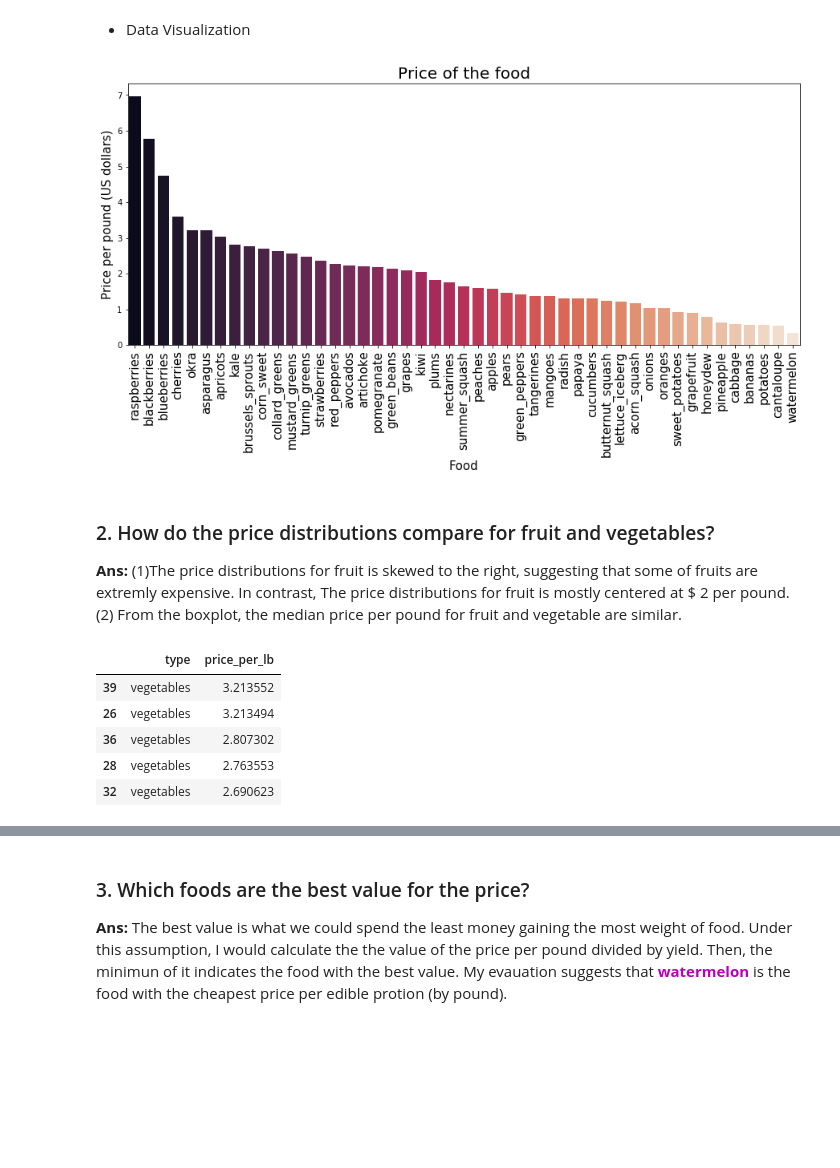
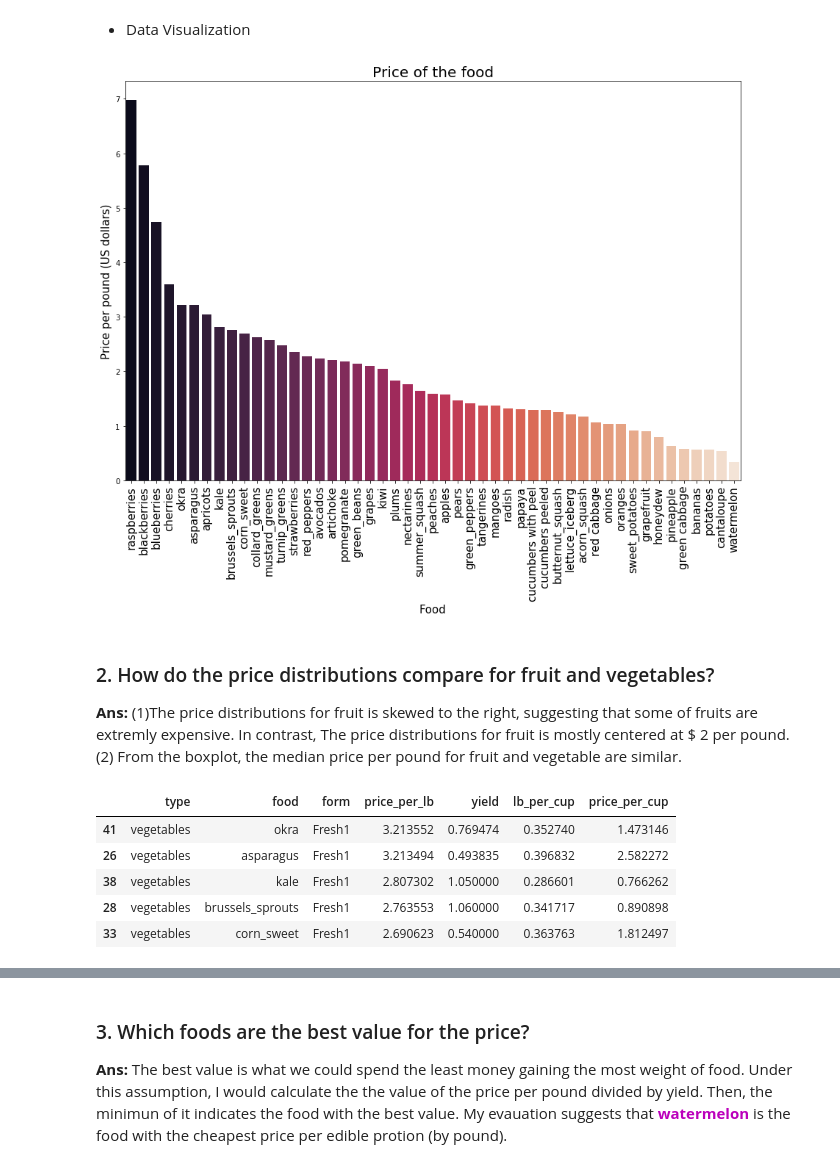
Before and after one commit to Wei-Kuang/STA141B, a Jupyter notebook: HW3/hw3_2019_0728.ipynb, the cells around one changed output, grey strips where cells are left out. Drawn from its saved outputs; the diff is of its cells as text; code cells hidden in the pictures; blank space fills up the shorter version.

```diff
--- a/HW3/hw3_2019.ipynb
+++ b/HW3/hw3_2019_0728.ipynb
@@ -295,17 +238,0 @@ __Method2 to Exercise 1.2:__
-# %%
-# Set the working directory
-path = 'C:/Users/WeiKuang/Documents/GitHub/sta141b-hw3-Wei-Kuang/vegetables'
-# List all the file names in my working directory
-file_list = os.listdir(path)
-
-# manually create a complete path for each excel file
-newPath = [path + '/' + excel for excel in file_list]
-
-# Creat empty data frame with designed column name.
-Veg_Data = pd.DataFrame(np.empty((0, 7)))
-Veg_Data.columns = ['type','food','form', 'price_per_lb','yield', 'lb_per_cup','price_per_cup']
-
-for i in newPath:
-    Veg_Data = Veg_Data.append( food_data_method2(i))
-
-Veg_Data.head(10)
@@ -358,6 +275,5 @@ Veg_DF_Clean
 Combine the fruit and vegetable data frames
 # %%
 Big_DF = Fruit_DF.append(Veg_DF_Clean)
-Big_DF = Big_DF.dropna(axis=0, how='any')
-Big_DF
+Big_DF.reset_index(drop=True)
 # %% [output]
@@ -380,0 +302,7 @@ Big_DF
+# %%
+# Food name correction
+Big_DF.iloc[34:36,1] = ['cucumbers with peel','cucumbers peeled']
+Big_DF.iloc[30:32,1] = ['green cabbage','red cabbage']
+# Nan removal
+Big_DF = Big_DF.dropna(axis=0, how='any').reset_index(drop=True)
+Big_DF
@@ -407,8 +353,3 @@ yield            float64
 lb_per_cup       float64
 price_per_cup    float64
 dtype: object
-# %%
-# correct the index of my dataframe
-# drop parameter to avoid the old index being added as a column
-Big_DF= Big_DF.reset_index(drop=True)
-Big_DF.head()
@@ -458,23 +392,24 @@ Name: 20, dtype: object
 # %%
 # Order the price
 Big_DF = Big_DF.sort_values(by='price_per_lb', ascending=False)
 
 # Plot Size
-figure(figsize=(15,6))
+figure(figsize=(15,10))
 
 # Plotting
 sns.barplot(x=Big_DF['food'], y=Big_DF['price_per_lb'], palette="rocket")
 plt.title('Price of the food',fontsize=20 )
 plt.xlabel("Food", fontsize=15)
 plt.xticks(rotation=90, fontsize=15)
 plt.ylabel("Price per pound (US dollars)", fontsize=15)
 plt.show()
 # %% [output]
-[figure, old version]
+[figure, new version]
 # %% [markdown]
 ### 2. How do the price distributions compare for fruit and vegetables?
 __Ans:__ (1)The price distributions for fruit is skewed to the right, suggesting that some of fruits are extremly expensive. In contrast, The price distributions for fruit is mostly centered at \$ 2 per pound. (2) From the boxplot, the median price per pound for fruit and vegetable are similar.
 # %%
+DF1 = Big_DF
 # Select the row where type = "fruit"
 Fruit = DF1[[('fruit' in a) for a in Big_DF['type']]]
 
@@ -483,12 +418,12 @@ Veg = DF1[[('vegetables' in a) for a in Big_DF['type']]]
 
 Veg.head(5)
 # %% [output]
-|  | type | price_per_lb |
-| 39 | vegetables | 3.213552 |
-| 26 | vegetables | 3.213494 |
-| 36 | vegetables | 2.807302 |
-| 28 | vegetables | 2.763553 |
-| 32 | vegetables | 2.690623 |
+|  | type | food | form | price_per_lb | yield | lb_per_cup | price_per_cup |
+| 41 | vegetables | okra | Fresh1 | 3.213552 | 0.769474 | 0.352740 | 1.473146 |
+| 26 | vegetables | asparagus | Fresh1 | 3.213494 | 0.493835 | 0.396832 | 2.582272 |
+| 38 | vegetables | kale | Fresh1 | 2.807302 | 1.050000 | 0.286601 | 0.766262 |
+| 28 | vegetables | brussels_sprouts | Fresh1 | 2.763553 | 1.060000 | 0.341717 | 0.890898 |
+| 33 | vegetables | corn_sweet | Fresh1 | 2.690623 | 0.540000 | 0.363763 | 1.812497 |
 # %%
 # Plot
 # reference: https://seaborn.pydata.org/generated/seaborn.distplot.html
```
Also changed, not shown: parts of 27 cells of this notebook.
